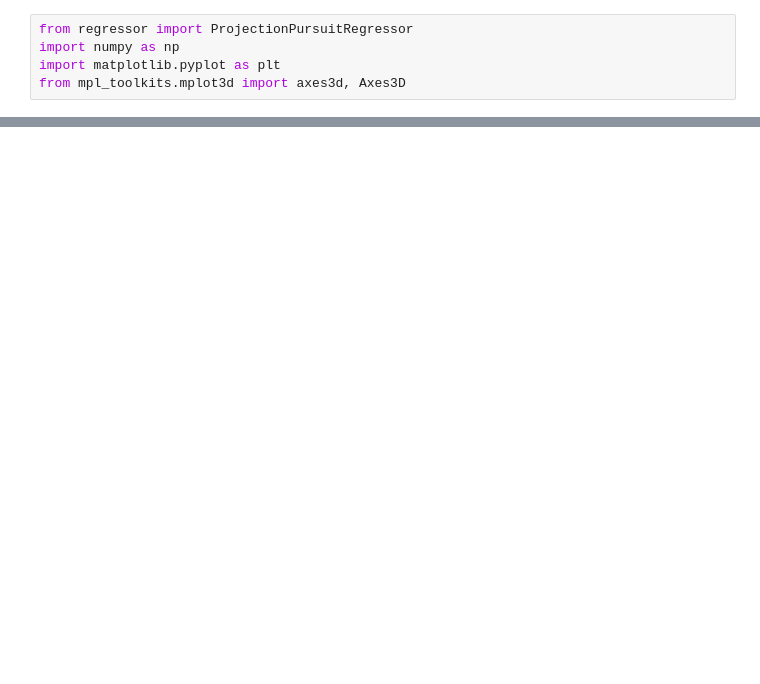
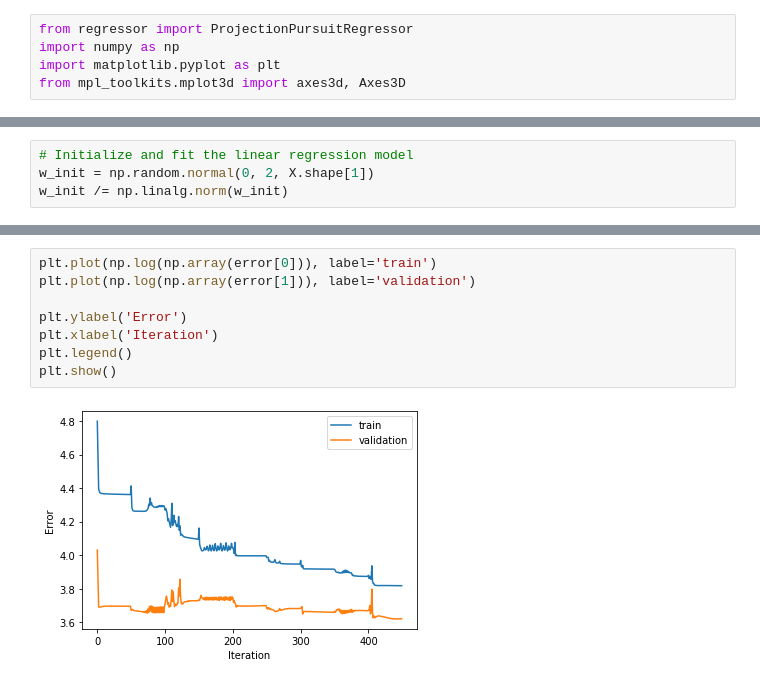
Before and after one commit to Salahidine2002/Projection_Pursuit_Regression, a Jupyter notebook: demo.ipynb, the cells around one changed output, grey strips where cells are left out. Saved outputs shown, nothing was run; the diff lists cells and outputs as text; blank space fills up the shorter version.

```diff
--- a/demo.ipynb
+++ b/demo.ipynb
@@ -65,0 +131,4 @@ plt.show()
+# %%
+# Initialize and fit the linear regression model
+w_init = np.random.normal(0, 2, X.shape[1])
+w_init /= np.linalg.norm(w_init)
@@ -65,0 +151,10 @@ plt.show()
+# %%
+plt.plot(np.log(np.array(error[0])), label='train')
+plt.plot(np.log(np.array(error[1])), label='validation')
+
+plt.ylabel('Error')
+plt.xlabel('Iteration')
+plt.legend()
+plt.show()
+# %% [output]
+[figure, added]
```
Also changed, not shown: parts of 16 cells of this notebook, 1 other file.
